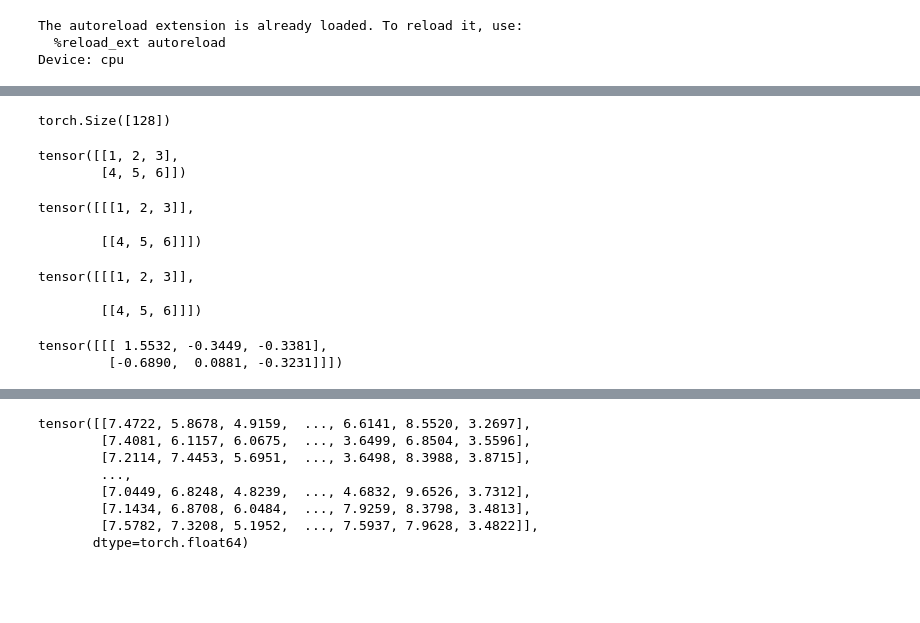
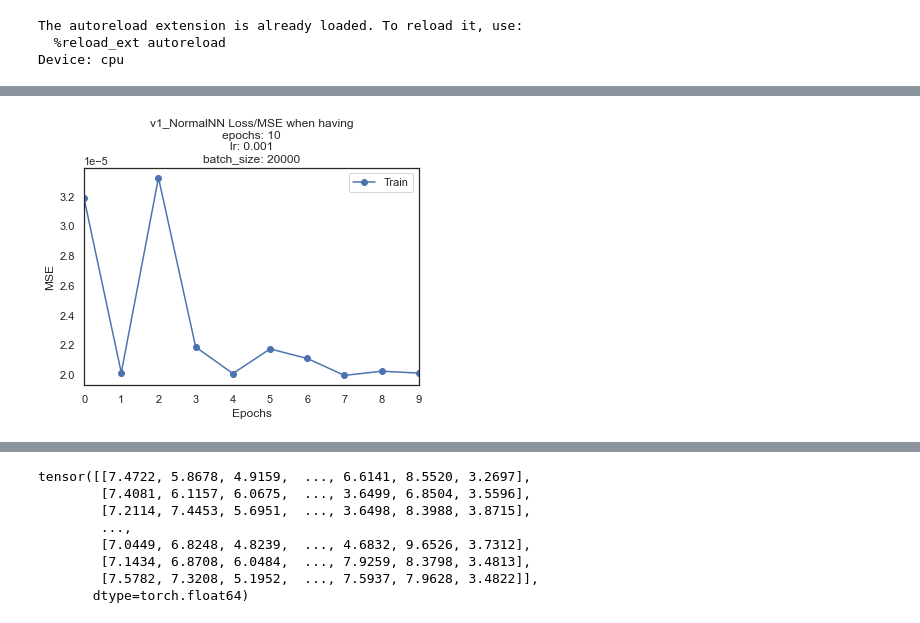
Before and after one commit to PeeteKeesel/gnn-for-drug-response-prediction, a Jupyter notebook: 08_baseline.ipynb, the cells around one changed output, grey strips where cells are left out. Drawn from its saved outputs; the diff is of its cells as text; code cells hidden in the pictures; blank space fills up the shorter version.

```diff
--- a/08_baseline.ipynb
+++ b/08_baseline.ipynb
@@ -582,4 +582,18 @@ gene_expr.loc[:, ~gene_expr.columns.isin(['AUC', 'CELL_ID', 'CONC', 'MASTER_CELL
 | 9 | 1 | ES3 | 3.140923 | Erlotinib | 0.031840 | 8.690198 | 4.572198 | 6.927127 | 5.595564 | 5.040800 | ... |
 | 27 | 1 | ES5 | 3.968757 | Erlotinib | 0.026052 | 8.233101 | 4.749715 | 7.123143 | 5.458094 | 4.598347 | ... |
 3 rows × 913 columns
+# %%
+# --------------------------------------------------- #
+# Delete all rows from the dataset for which there is #
+# no fingerprint for the specific drug.               #
+# --------------------------------------------------- #
+# Dataset for modeling which has fingerprints for each DRUG_ID.
+all_drugs_with_fps = np.unique(drug_name_fps_v2.DRUG_ID).tolist()
+modeling_dataset = gene_expr[gene_expr.DRUG_ID.isin(all_drugs_with_fps)]
+
+uniq_drugs_in__modeling_dataset = len(np.unique(modeling_dataset.DRUG_ID.values))
+uniq_drugs_with__fingerprints = len(np.unique(drug_name_fps_v2.DRUG_ID).tolist())
+
+assert uniq_drugs_in__modeling_dataset == uniq_drugs_with__fingerprints,\
+    f"ERROR: Modeling dataset has {uniq_drugs_in__modeling_dataset} DRUG_ID's while there are only {uniq_drugs_with__fingerprints} DRUG_ID's with fingerprints."
 # %%
@@ -682,4 +701,15 @@ tensor([[nan, nan, nan,  ..., nan, nan, nan],
 __Note__:
 - The very last entry per row is the `DRUG_ID`
 - It can be accessed by `model_dataset[<cell-line-number>, -1]`
+# %%
+# ---------------- #
+# Hyper-parameters #
+# ---------------- #
+input_size   = 910 # which is gene_expr_base.shape[0]-1 = 911 - 1
+                   # One value per feature
+hidden_size   = 100
+num_classes   = 1
+num_epochs    = 10
+batch_size    = 20_000
+learning_rate = 0.001
 # %%
@@ -879,17 +899,17 @@ from v1_NormalNN import Model
 #learning_rate = 0.01
 
 n_out = np.floor((908-10)/1) + 1
-print(n_out)
-
 model = Model().to(device)
 
 loss_func = nn.MSELoss() # = criterion
 optimizer = torch.optim.Adam(params=model.parameters(), lr=learning_rate)
 
-train_model(model=model,
-            criterion=loss_func,
-            optimizer=optimizer,
-            num_epochs=2)
+model, loss_values = train_model(
+    model      = model,
+    criterion  = loss_func,
+    optimizer  = optimizer,
+    num_epochs = num_epochs
+)
 # %% [output]
 The autoreload extension is already loaded. To reload it, use:
   %reload_ext autoreload
@@ -983,27 +936,9 @@ tensor([-0.1986, -0.2094, -1.2084])
-# %%
-x[0][0].shape
-# %% [output]
-torch.Size([128])
-# %%
-x = torch.tensor([[1,2,3], [4,5,6]])
-x
-# %% [output]
-tensor([[1, 2, 3],
-        [4, 5, 6]])
-# %%
-x.reshape((2,1,3))
-# %% [output]
-tensor([[[1, 2, 3]],
-
-        [[4, 5, 6]]])
-# %%
-x.permute(1, 0, 2)
-# %% [output]
-tensor([[[1, 2, 3]],
-
-        [[4, 5, 6]]])
-# %%
-torch.randn(1,2,3)
-# %% [output]
-tensor([[[ 1.5532, -0.3449, -0.3381],
-         [-0.6890,  0.0881, -0.3231]]])
+# %%
+plt.plot(loss_values, linestyle='-', marker='o', label='Train');
+plt.xlim(0, 9, 1);
+plt.xlabel("Epochs");
+plt.ylabel("MSE");
+plt.title(f"v1_NormalNN Loss/MSE when having\nepochs: {num_epochs}\nlr: {learning_rate}\nbatch_size: {batch_size}");
+plt.legend();
+# %% [output]
+[figure, added]
```
Also changed, not shown: parts of 24 cells of this notebook, 1 other file.
